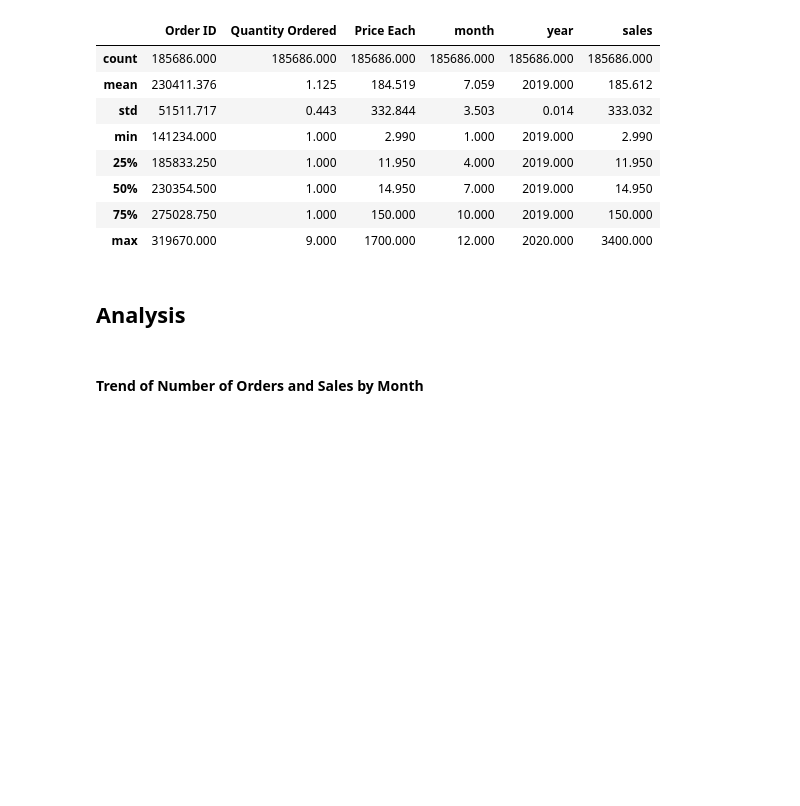
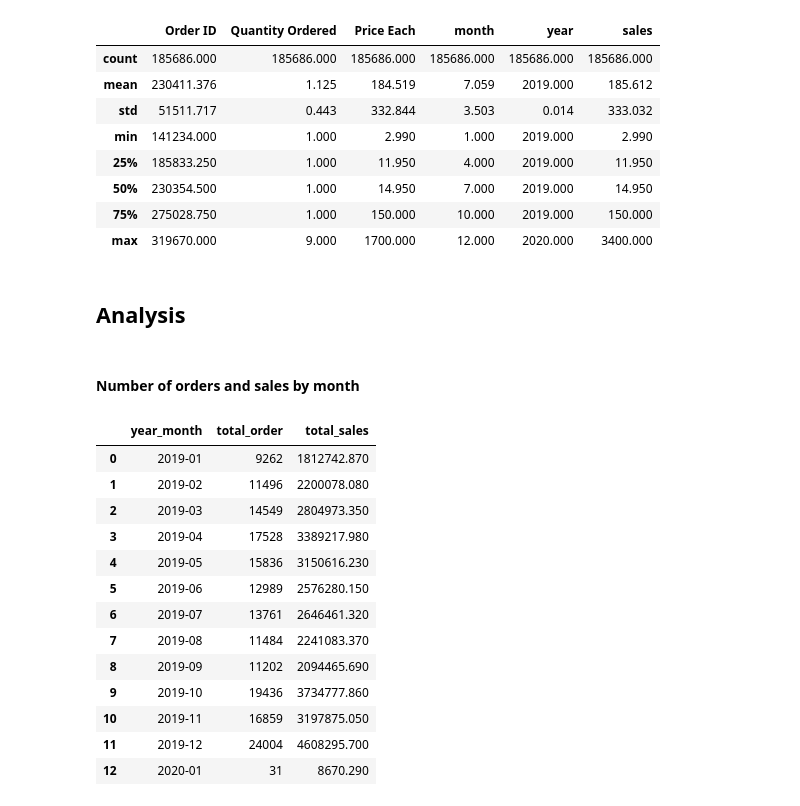
Before and after one commit to ndnyp/Product-Sales-Analysis, a Jupyter notebook: product_sales_analysis_notebook.ipynb, the cells around one changed output. Drawn from its saved outputs; the diff is of its cells as text; code cells hidden in the pictures; blank space fills up the shorter version.

```diff
--- a/product_sales_analysis_notebook.ipynb
+++ b/product_sales_analysis_notebook.ipynb
@@ -162,3 +162,15 @@ df.head()
+# %%
+# Create function "get_city" to extract city and "get_states" to extract states from 'Purchase Address' column
+def get_city(address):
+    return address.split(',')[1]
+
+def get_state(address):
+    first_split = address.split(',')[2]
+    return first_split.split(' ')[1]
+
+# Add city and state columns
+df['city'] = df['Purchase Address'].apply(lambda x: get_city(x))
+df['state'] = df['Purchase Address'].apply(lambda x: get_state(x))
 # %% [markdown]
 ## Data Exploration
 ### Descriptive Statistics
@@ -177,4 +189,28 @@ df.describe()
 # %% [markdown]
 ## Analysis
 # %% [markdown]
-#### Trend of Number of Orders and Sales by Month
+#### Number of orders and sales by month
+# %%
+# Calculate total number of orders and sales by month
+monthly_data = df.groupby(by=['year_month'], as_index=False).agg(
+    total_order = ('Order ID', pd.Series.nunique),
+    total_sales = ('sales', sum),
+
+)
+
+monthly_data
+# %% [output]
+|  | year_month | total_order | total_sales |
+| 0 | 2019-01 | 9262 | 1812742.870 |
+| 1 | 2019-02 | 11496 | 2200078.080 |
+| 2 | 2019-03 | 14549 | 2804973.350 |
+| 3 | 2019-04 | 17528 | 3389217.980 |
+| 4 | 2019-05 | 15836 | 3150616.230 |
+| 5 | 2019-06 | 12989 | 2576280.150 |
+| 6 | 2019-07 | 13761 | 2646461.320 |
+| 7 | 2019-08 | 11484 | 2241083.370 |
+| 8 | 2019-09 | 11202 | 2094465.690 |
+| 9 | 2019-10 | 19436 | 3734777.860 |
+| 10 | 2019-11 | 16859 | 3197875.050 |
+| 11 | 2019-12 | 24004 | 4608295.700 |
+| 12 | 2020-01 | 31 | 8670.290 |
```
Also changed, not shown: parts of 32 cells of this notebook.
